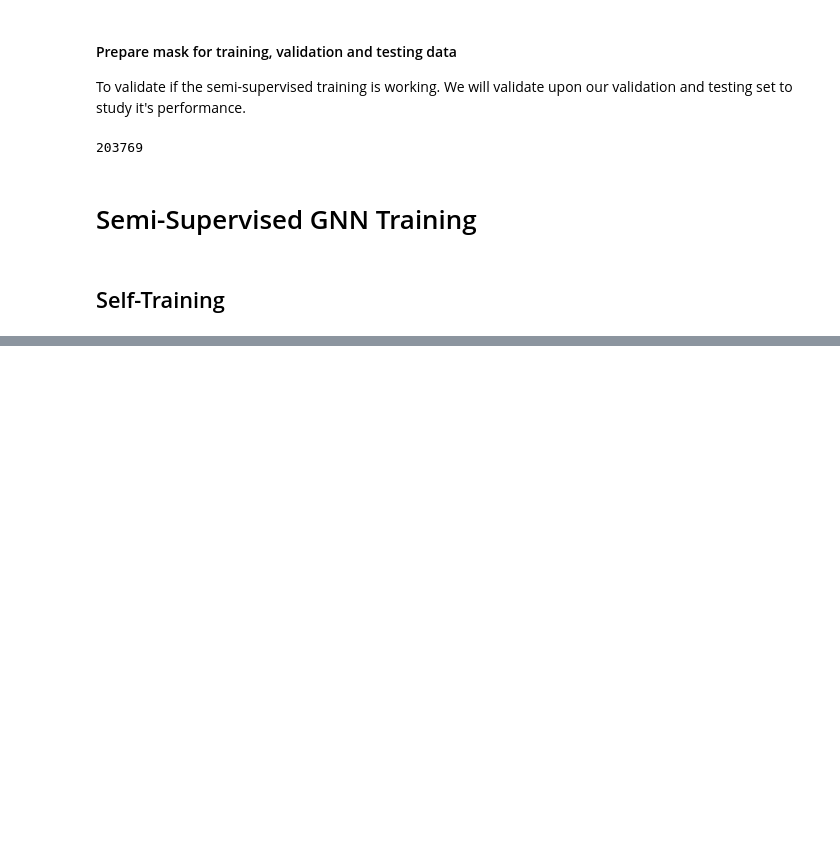
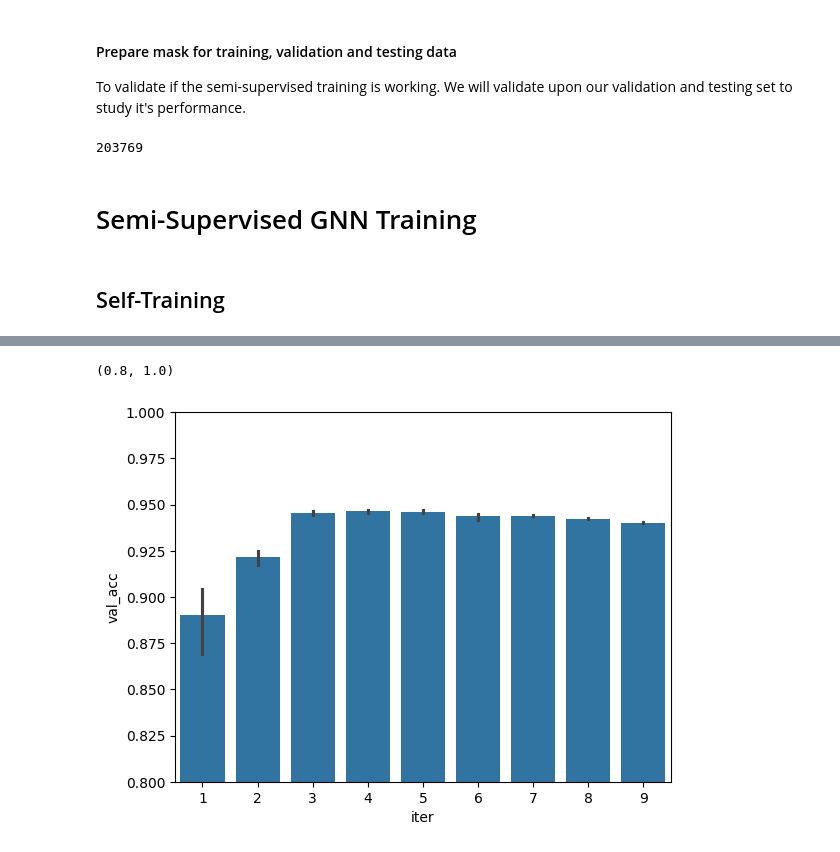
Before and after one commit to alenreuel/data_science_projects, a Jupyter notebook: bitcoin_GNN/notebook.ipynb, the cells around one changed output, grey strips where cells are left out. Saved outputs shown, nothing was run; the diff lists cells and outputs as text; code cells hidden in the pictures; blank space fills up the shorter version.

Commit message:
completed self-supervised training, perform co-training

```diff
--- a/bitcoin_GNN/notebook.ipynb
+++ b/bitcoin_GNN/notebook.ipynb
@@ -297,2 +291,2 @@ Name: count, dtype: int64
 # %%
-t_loop.training_loop(cur_path/"GNN_best.pth", n_epochs=3)
+t_loop.training_loop(cur_path/"GNN_best.pth", n_epochs=40, n_iters=10)
@@ -300,0 +293,5 @@ t_loop.training_loop(cur_path/"GNN_best.pth", n_epochs=3)
+# %%
+training_logs = t_loop.training_logs
+training_logs_df = pd.DataFrame(training_logs)
+training_logs_df.to_csv("training_logs_self_supervised.csv")
+training_logs_df.head()
@@ -300,0 +305,6 @@ t_loop.training_loop(cur_path/"GNN_best.pth", n_epochs=3)
+# %%
+sns.barplot(data=training_logs_df, x="iter", y="val_acc")
+plt.ylim(0.8,1)
+# %% [output]
+(0.8, 1.0)
+[figure, added]
```
Also changed, not shown: parts of 3 cells of this notebook, 2 other files.
